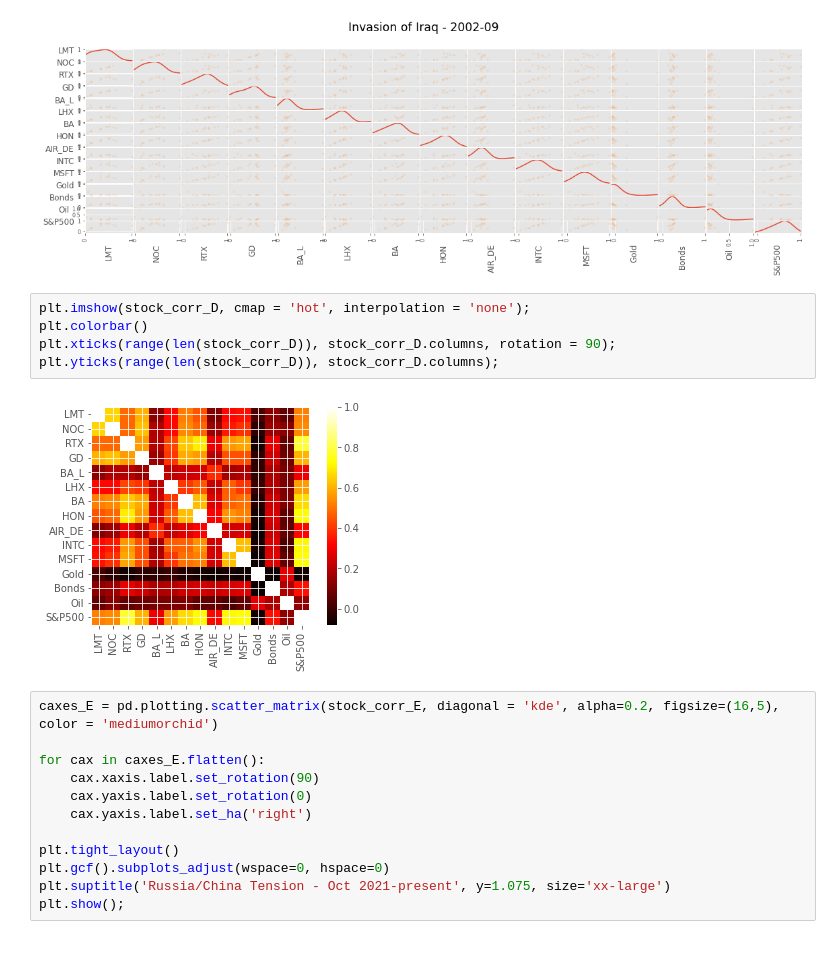
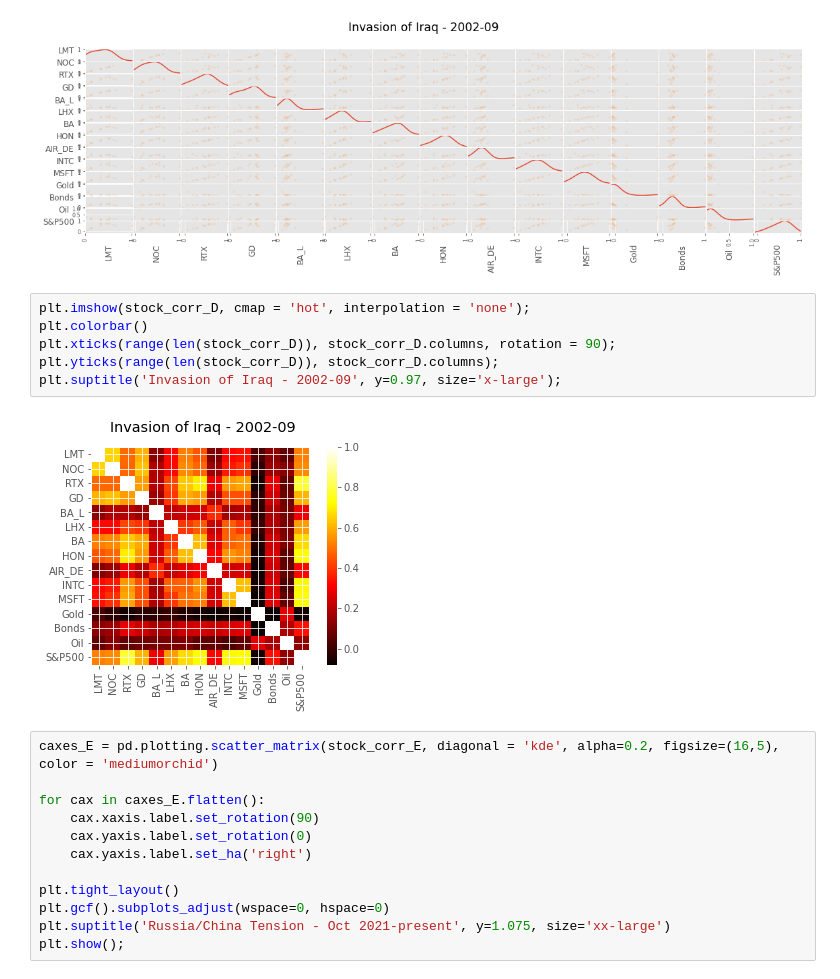
Before and after one commit to zchap40/Project1, a Jupyter notebook: Sadek_DefenseStocks_Project1.ipynb, the cells around one changed output. Cells and saved outputs as stored; diff of their text form; blank space fills up the shorter version.

```diff
--- a/Sadek_DefenseStocks_Project1.ipynb
+++ b/Sadek_DefenseStocks_Project1.ipynb
@@ -578,10 +597,11 @@ plt.show();
 # %%
 plt.imshow(stock_corr_D, cmap = 'hot', interpolation = 'none');
 plt.colorbar()
 plt.xticks(range(len(stock_corr_D)), stock_corr_D.columns, rotation = 90);
 plt.yticks(range(len(stock_corr_D)), stock_corr_D.columns);
+plt.suptitle('Invasion of Iraq - 2002-09', y=0.97, size='x-large');
 # %% [output]
-[figure, old version]
+[figure, new version]
 # %%
 caxes_E = pd.plotting.scatter_matrix(stock_corr_E, diagonal = 'kde', alpha=0.2, figsize=(16,5), color = 'mediumorchid')
 
```
Also changed, not shown: parts of 5 cells of this notebook, 18 other files.
